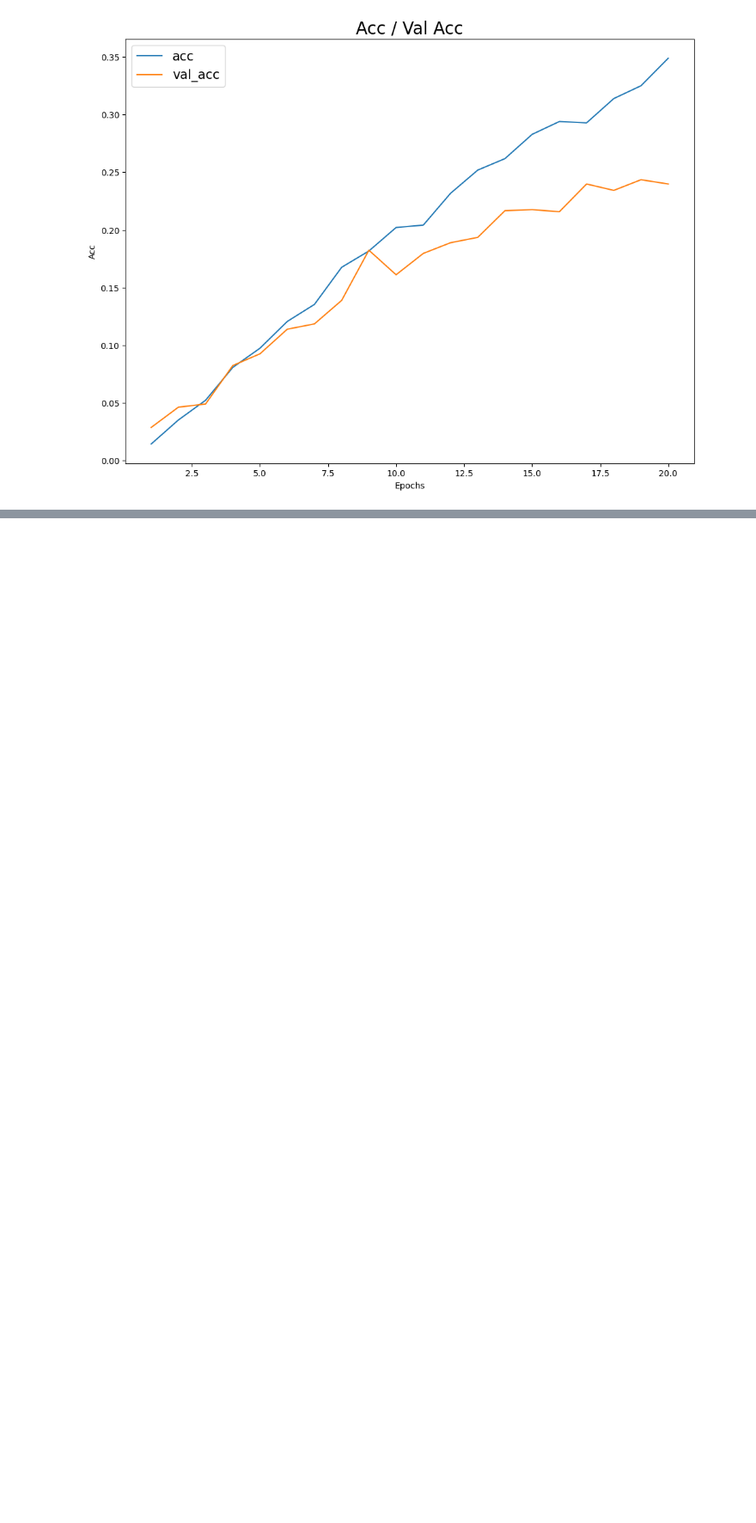
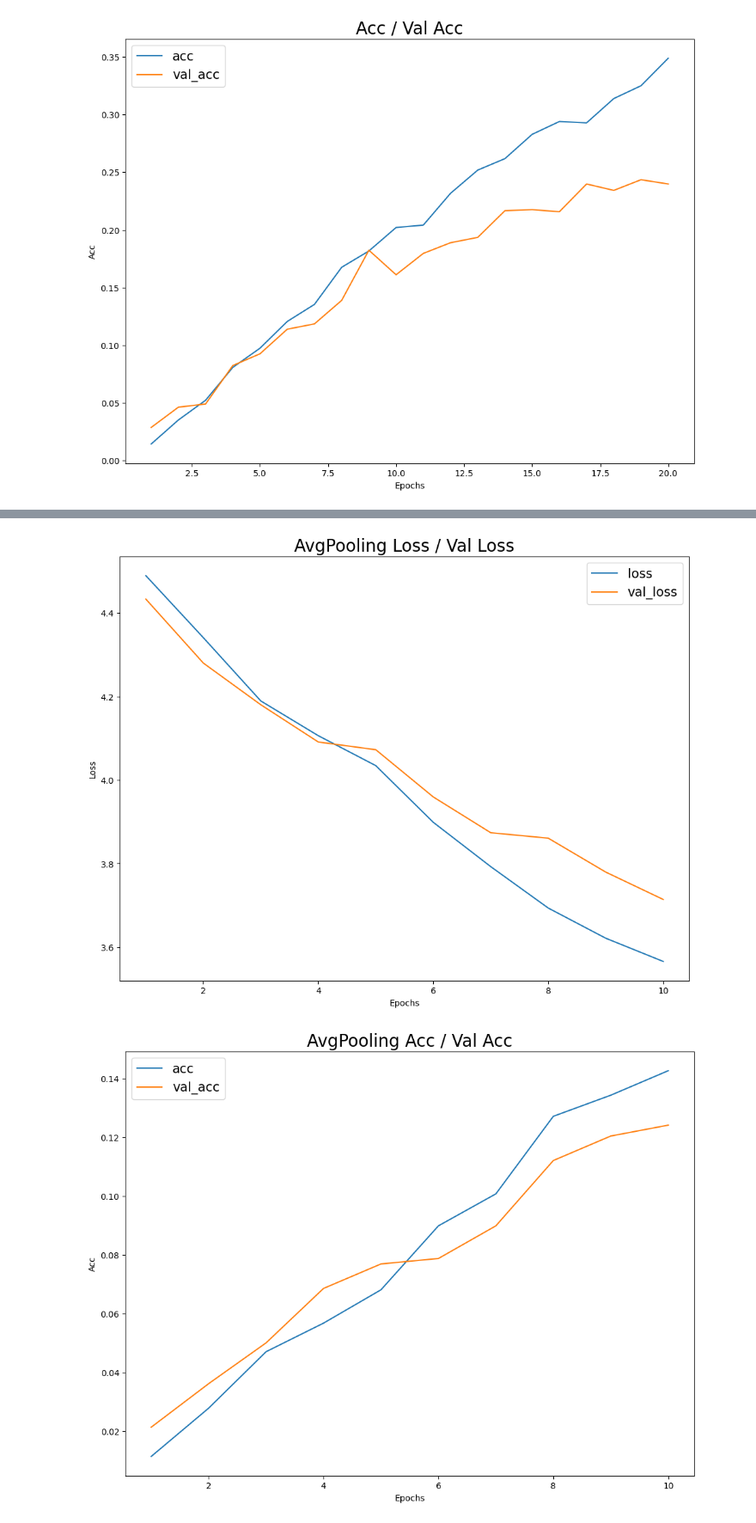
Before and after one commit to iamtaegu/DFMBA_AICC, a Jupyter notebook: 특수논제/리포트.ipynb, the cells around one changed output, grey strips where cells are left out. Shown at 86% size. Saved outputs shown, nothing was run; the diff lists cells and outputs as text; code cells hidden in the pictures; blank space fills up the shorter version.

```diff
--- a/특수논제/리포트.ipynb
+++ b/특수논제/리포트.ipynb
@@ -200,0 +362,26 @@ model.compile(optimizer='adam', loss='categorical_crossentropy', metrics=['acc']
+# %%
+# 합성곱 연산 비교 - Pooling
+
+model = Sequential([
+Conv2D(64, (3, 3), activation='relu', input_shape=(150, 150, 3)),
+AveragePooling2D(2, 2),
+Conv2D(64, (3, 3), activation='relu'),
+AveragePooling2D(2, 2),
+Conv2D(128, (3, 3), activation='relu'),
+AveragePooling2D(2, 2),
+Conv2D(128, (3, 3), activation='relu'),
+AveragePooling2D(2, 2),
+Flatten(),
+Dropout(0.5),
+Dense(512, activation='relu'),
+Dense(90, activation='softmax'),
+])
+
+model.compile(optimizer='adam', loss='categorical_crossentropy', metrics=['acc'])
+# %%
+# 지정값 모델 - strides=(2,2), padding='same'
+history = model.fit(training_generator,
+                    validation_data=(validation_generator),
+                    epochs=10,
+                    callbacks=[checkpoint], # 콜백 함수를 통해 checkpoint 생성
+                    )
@@ -200,0 +409,5 @@ model.compile(optimizer='adam', loss='categorical_crossentropy', metrics=['acc']
+# %%
+loss_acc_visualization(history, 10, 'AvgPooling')
+# %% [output]
+[figure, added]
+[figure, added]
```
Also changed, not shown: parts of 24 cells of this notebook, 1 other file.
